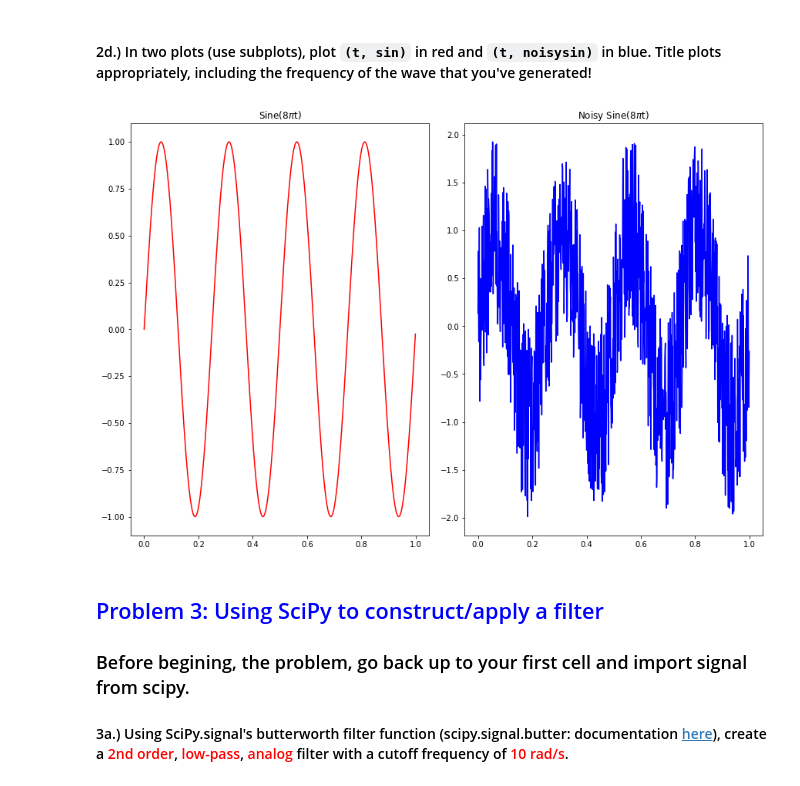
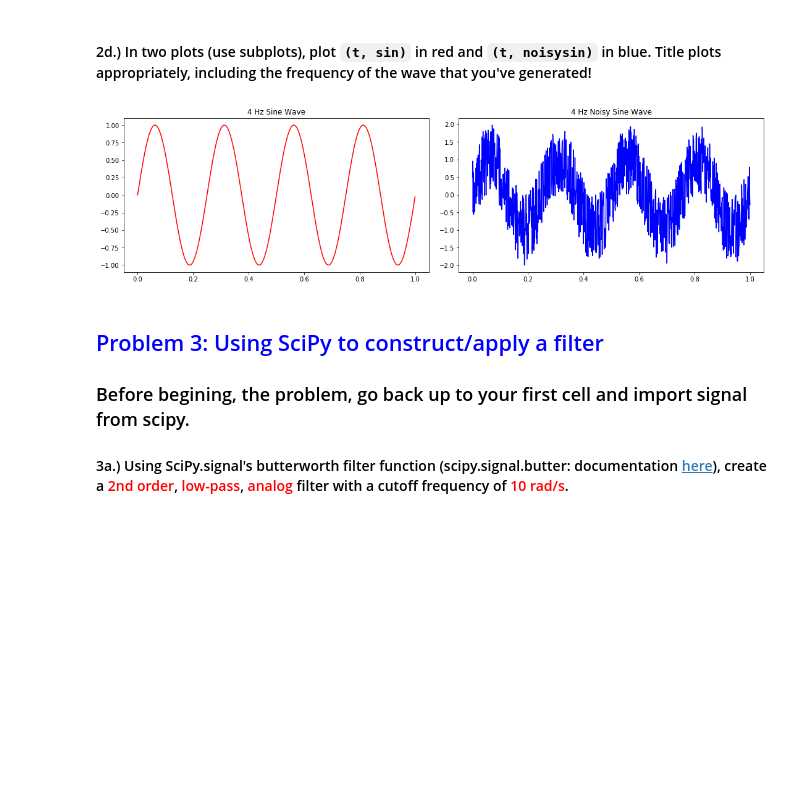
Before and after one commit to msa2011/PythonDataCourse, a Jupyter notebook: Homeworks/HW3/HW3_Part_1_Mohsin.ipynb, the cells around one changed output. Drawn from its saved outputs; the diff is of its cells as text; code cells hidden in the pictures; blank space fills up the shorter version.

```diff
--- a/Homeworks/HW3/HW3_Part_1_Mohsin.ipynb
+++ b/Homeworks/HW3/HW3_Part_1_Mohsin.ipynb
@@ -92,15 +92,15 @@ noisy_sin = sin + noise
 # %% [markdown]
  #### 2d.) In two plots (use subplots), plot <code>(t, sin)</code> in red and <code>(t, noisysin)</code> in blue. Title plots appropriately, including the frequency of the wave that you've generated!
 # %%
-fig,ax = plt.subplots(1,2,figsize=(12,8),constrained_layout=True)
+fig,ax = plt.subplots(1,2,figsize=(15,4),constrained_layout=True)
 ax[0].plot(t, sin, c='r')
 ax[1].plot(t, noisy_sin, c='b')
 
-ax[0].set_title('Sine(8$\pi$t)')
-ax[1].set_title('Noisy Sine(8$\pi$t)')
+ax[0].set_title('4 Hz Sine Wave')
+ax[1].set_title('4 Hz Noisy Sine Wave')
 plt.show()
 # %% [output]
-[figure, old version]
+[figure, new version]
 # %% [markdown]
 ## <font color = blue> Problem 3: Using SciPy to construct/apply a filter </font>
 ### Before begining, the problem, go back up to your first cell and import signal from scipy.
```
Also changed, not shown: parts of 5 cells of this notebook, 4 other files.
